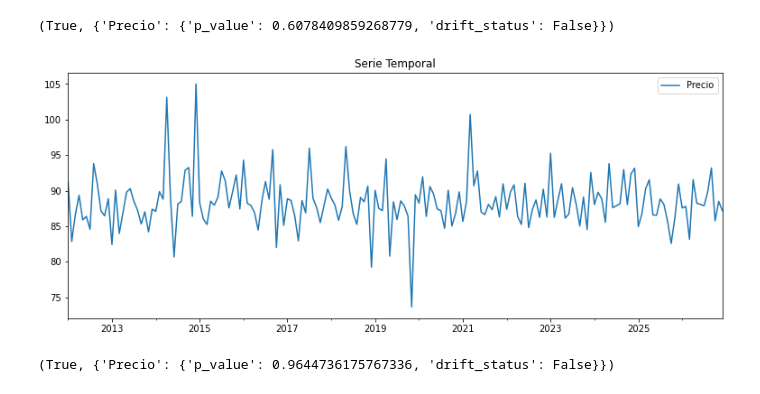
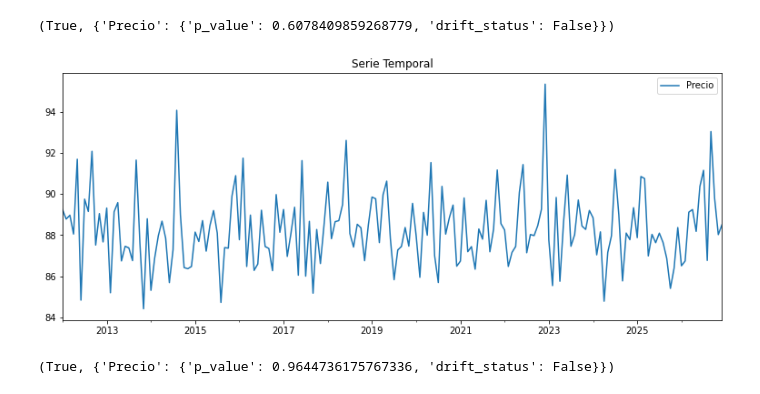
Before and after one commit to davidraamirez/drift-detection_data-augmentation, a Jupyter notebook: validacion/VAL_MODELOS.ipynb, the cells around one changed output. Cells and saved outputs as stored; diff of their text form; code cells hidden in the pictures.

```diff
--- a/validacion/VAL_MODELOS.ipynb
+++ b/validacion/VAL_MODELOS.ipynb
@@ -167,9 +167,9 @@ detect_dataset_drift_ks(df15[:144],df15[144:],threshold_ks)
 # %% [output]
 (True, {'Precio': {'p_value': 0.6078409859268779, 'drift_status': False}})
 # %%
-df16=crear_df_periodos_datos(fecha1,180,'M',['Precio'],13,[3,88,2.5])
+df16=crear_df_periodos_datos(fecha1,180,'M',['Precio'],13,[4.5,88,1.5])
 # %% [output]
-[figure, old version]
+[figure, new version]
 # %%
 detect_dataset_drift_ks(df15[:144],df15[144:],threshold_ks)
 # %% [output]
```
Also changed, not shown: parts of 90 cells of this notebook.
